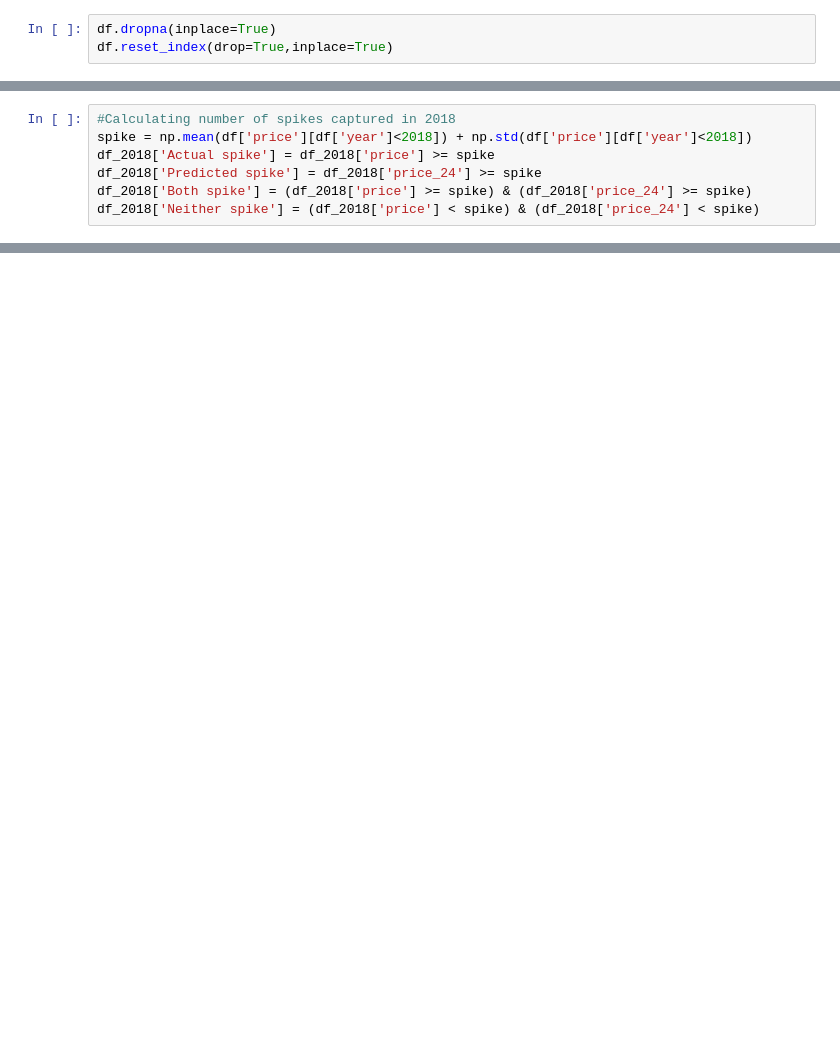
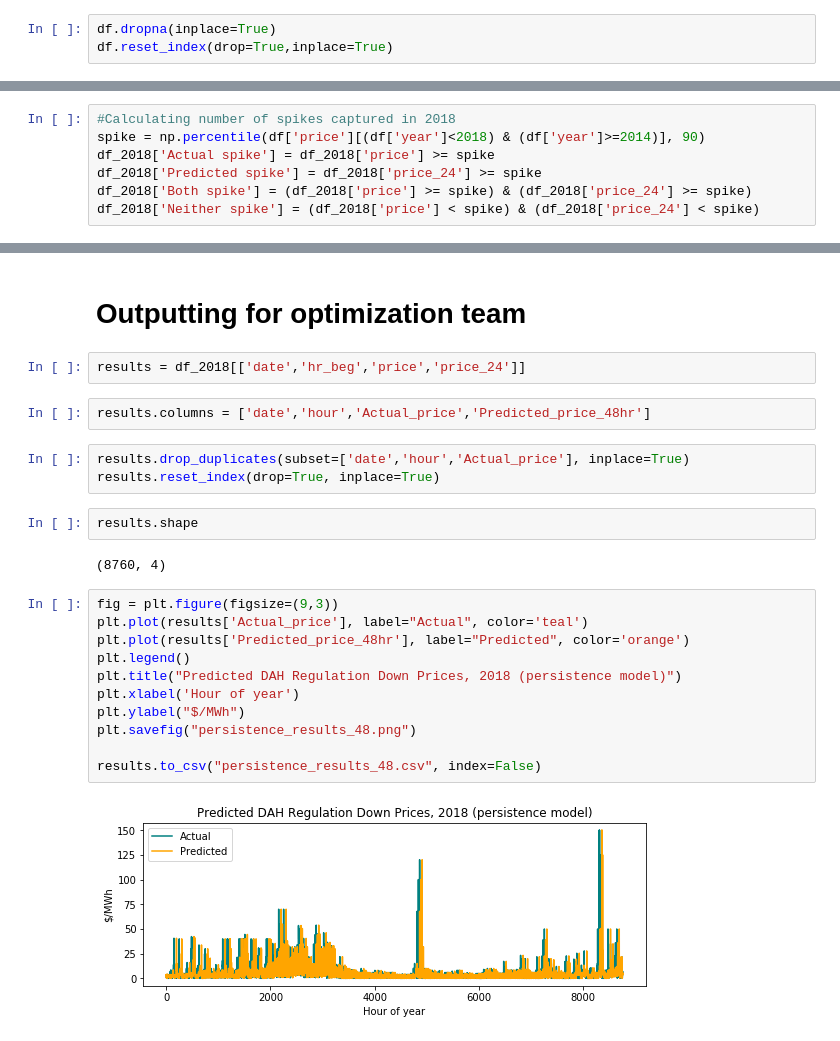
Before and after one commit to nickolasclarke/anciML, a Jupyter notebook: MM_Code/model_naive.ipynb, the cells around one changed output, grey strips where cells are left out. Saved outputs shown, nothing was run; the diff lists cells and outputs as text; blank space fills up the shorter version.

Commit message:
adding 4 models

```diff
--- a/MM_Code/model_naive.ipynb
+++ b/MM_Code/model_naive.ipynb
@@ -36,7 +48,7 @@ df['year'] = pd.to_datetime(df['date']).dt.year
 df_2018 = df[df['year']==2018]
 # %%
 #Calculating number of spikes captured in 2018
-spike = np.mean(df['price'][df['year']<2018]) + np.std(df['price'][df['year']<2018])
+spike = np.percentile(df['price'][(df['year']<2018) & (df['year']>=2014)], 90)
 df_2018['Actual spike'] = df_2018['price'] >= spike
 df_2018['Predicted spike'] = df_2018['price_24'] >= spike
 df_2018['Both spike'] = (df_2018['price'] >= spike) & (df_2018['price_24'] >= spike)
@@ -65,0 +79,26 @@ Overall hours correctly predicted, 2018: 0.95222108240853
+# %% [markdown]
+# Outputting for optimization team
+# %%
+results = df_2018[['date','hr_beg','price','price_24']]
+# %%
+results.columns = ['date','hour','Actual_price','Predicted_price_48hr']
+# %%
+results.drop_duplicates(subset=['date','hour','Actual_price'], inplace=True)
+results.reset_index(drop=True, inplace=True)
+# %%
+results.shape
+# %% [output]
+(8760, 4)
+# %%
+fig = plt.figure(figsize=(9,3))
+plt.plot(results['Actual_price'], label="Actual", color='teal')
+plt.plot(results['Predicted_price_48hr'], label="Predicted", color='orange')
+plt.legend()
+plt.title("Predicted DAH Regulation Down Prices, 2018 (persistence model)")
+plt.xlabel('Hour of year')
+plt.ylabel("$/MWh")
+plt.savefig("persistence_results_48.png")
+
+results.to_csv("persistence_results_48.csv", index=False)
+# %% [output]
+[figure, added]
```
Also changed, not shown: parts of 9 cells of this notebook, 3 other files.
